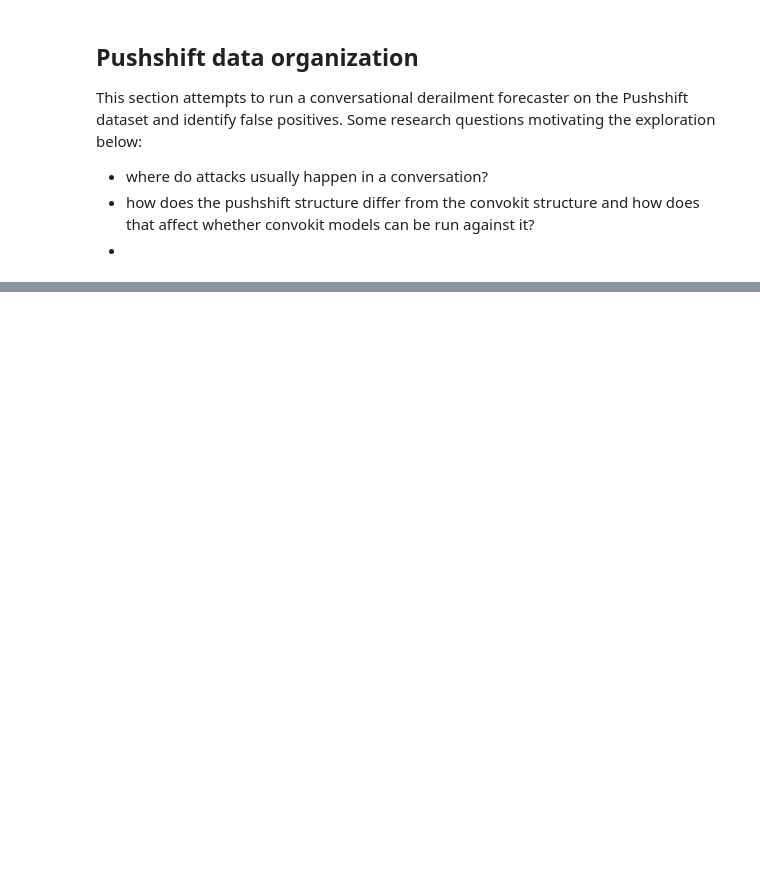
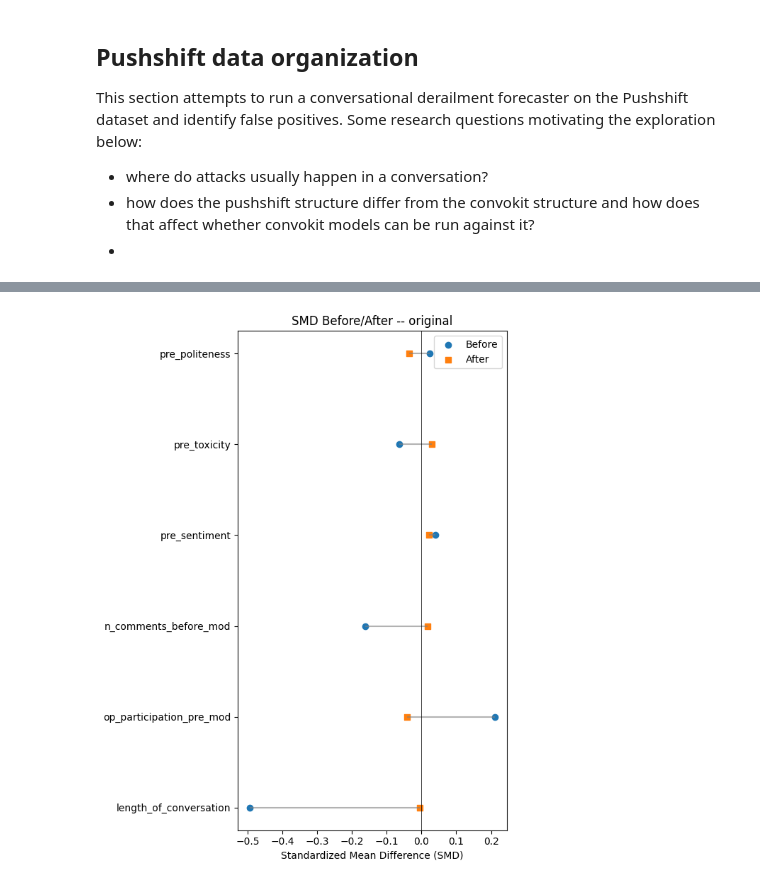
Before and after one commit to Himnish1/nudge-convo-back, a Jupyter notebook: nudge_analysis.ipynb, the cells around one changed output, grey strips where cells are left out. Saved outputs shown, nothing was run; the diff lists cells and outputs as text; code cells hidden in the pictures; blank space fills up the shorter version.

```diff
--- a/nudge_analysis.ipynb
+++ b/nudge_analysis.ipynb
@@ -127,0 +251,2 @@ moderated_df.head()
+# %%
+threads["length_of_conversation"] = threads["name"].apply(lambda x: len(x))
@@ -127,0 +692,29 @@ moderated_df.head()
+# %%
+def pooled_sd(x_t, x_c):
+    """Pooled standard deviation for two samples."""
+    s_t = np.nanstd(x_t, ddof=1)
+    s_c = np.nanstd(x_c, ddof=1)
+    return np.sqrt((s_t**2 + s_c**2) / 2.0)
+
+def smd_for_covariate(series, treatment_mask):
+    """Compute SMD for a single covariate series.
+       treatment_mask is boolean array where True indicates treated.
+    """
+    treated = series[treatment_mask].dropna().astype(float)
+    control = series[~treatment_mask].dropna().astype(float)
+    if len(treated)==0 or len(control)==0:
+        return np.nan
+    mean_diff = treated.mean() - control.mean()
+    sd = pooled_sd(treated, control)
+    if sd == 0:
+        return 0.0 if mean_diff == 0 else np.nan
+    return np.abs(mean_diff / sd)
+
+def smd_table(df, covariates, treat_col='treatment'):
+    """Return a DataFrame of SMDs for covariates in df."""
+    mask = df[treat_col] == 1
+    rows = []
+    for cov in covariates:
+        s = smd_for_covariate(df[cov], mask)
+        rows.append({'covariate': cov, 'smd': s})
+    return pd.DataFrame(rows).set_index('covariate')
@@ -127,0 +902,10 @@ moderated_df.head()
+# %%
+covariates = ['pre_politeness', 'pre_toxicity', 'pre_sentiment', 'n_comments_before_mod', 'op_participation_pre_mod', 'length_of_conversation']
+# %%
+match_kwargs = {
+    'replace': False,
+    'n_neighbors': 3,
+    #'caliper': 0.05  # optional: requires propensity_score present (add_propensity_score runs automatically inside the try)
+}
+results = try_transformations_and_match(filtered_threads_with_authors_without_nulls, covariates, treat_col='treatment',
+                                       transforms=None, match_fn=nn_match, match_kwargs=match_kwargs)
@@ -127,0 +939,6 @@ moderated_df.head()
+# %%
+best = 'original'  # choose based on printed SMDs
+plot_smd_comparison(results[best]['smd_before'], results[best]['smd_after'],
+                    title=f"SMD Before/After -- {best}")
+# %% [output]
+[figure, added]
```
Also changed, not shown: parts of 133 cells of this notebook.
